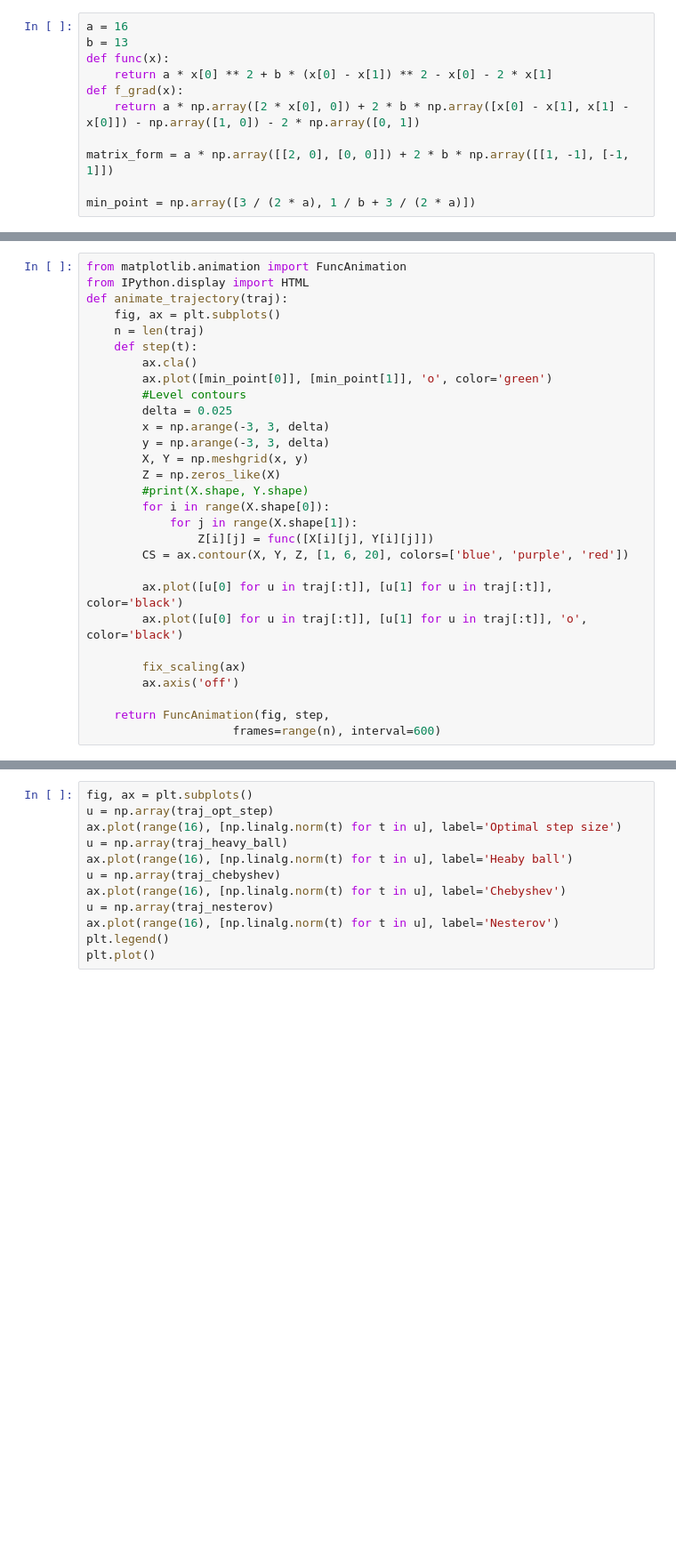
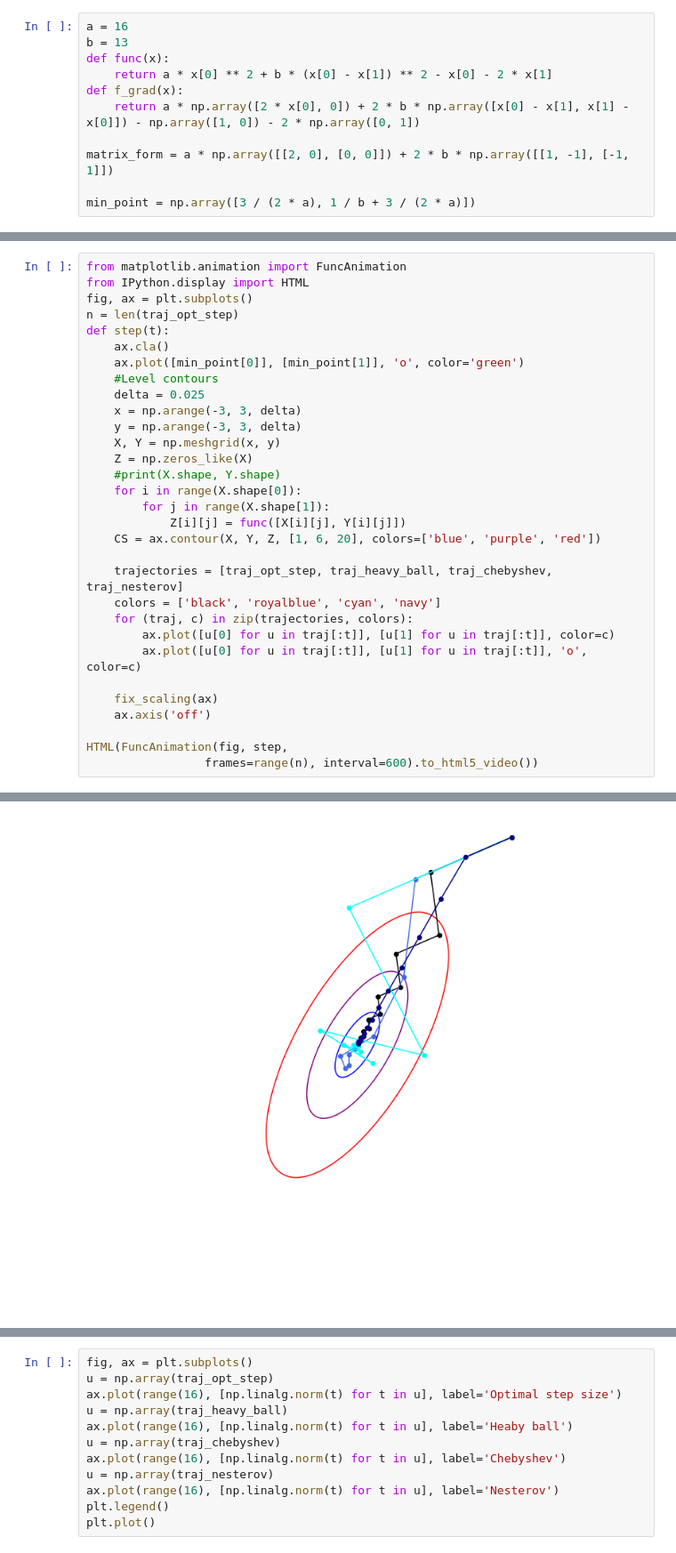
Before and after one commit to olgalupuleac/methods_of_optimization, a Jupyter notebook: task1.ipynb, the cells around one changed output, grey strips where cells are left out. Shown at 89% size. Cells and saved outputs as stored; diff of their text form; blank space fills up the shorter version.

```diff
--- a/task1.ipynb
+++ b/task1.ipynb
@@ -40,29 +119,32 @@ min_point = np.array([3 / (2 * a), 1 / b + 3 / (2 * a)])
 # %%
 from matplotlib.animation import FuncAnimation
 from IPython.display import HTML
-def animate_trajectory(traj):
-    fig, ax = plt.subplots()
-    n = len(traj)
-    def step(t):
-        ax.cla()
-        ax.plot([min_point[0]], [min_point[1]], 'o', color='green')
-        #Level contours
-        delta = 0.025
-        x = np.arange(-3, 3, delta)
-        y = np.arange(-3, 3, delta)
-        X, Y = np.meshgrid(x, y)
-        Z = np.zeros_like(X)
-        #print(X.shape, Y.shape)
-        for i in range(X.shape[0]):
-            for j in range(X.shape[1]):
-                Z[i][j] = func([X[i][j], Y[i][j]])
-        CS = ax.contour(X, Y, Z, [1, 6, 20], colors=['blue', 'purple', 'red'])
+fig, ax = plt.subplots()
+n = len(traj_opt_step)
+def step(t):
+    ax.cla()
+    ax.plot([min_point[0]], [min_point[1]], 'o', color='green')
+    #Level contours
+    delta = 0.025
+    x = np.arange(-3, 3, delta)
+    y = np.arange(-3, 3, delta)
+    X, Y = np.meshgrid(x, y)
+    Z = np.zeros_like(X)
+    #print(X.shape, Y.shape)
+    for i in range(X.shape[0]):
+        for j in range(X.shape[1]):
+            Z[i][j] = func([X[i][j], Y[i][j]])
+    CS = ax.contour(X, Y, Z, [1, 6, 20], colors=['blue', 'purple', 'red'])
 
-        ax.plot([u[0] for u in traj[:t]], [u[1] for u in traj[:t]], color='black')
-        ax.plot([u[0] for u in traj[:t]], [u[1] for u in traj[:t]], 'o', color='black')
+    trajectories = [traj_opt_step, traj_heavy_ball, traj_chebyshev, traj_nesterov]
+    colors = ['black', 'royalblue', 'cyan', 'navy']
+    for (traj, c) in zip(trajectories, colors):
+        ax.plot([u[0] for u in traj[:t]], [u[1] for u in traj[:t]], color=c)
+        ax.plot([u[0] for u in traj[:t]], [u[1] for u in traj[:t]], 'o', color=c)
 
-        fix_scaling(ax)
-        ax.axis('off')
+    fix_scaling(ax)
+    ax.axis('off')
 
-    return FuncAnimation(fig, step,
-                     frames=range(n), interval=600)
+HTML(FuncAnimation(fig, step,
+                 frames=range(n), interval=600).to_html5_video())
+# %% [output]
@@ -68,0 +152 @@ def animate_trajectory(traj):
+[figure, added]
```
Also changed, not shown: parts of 12 cells of this notebook, 1 other file.
